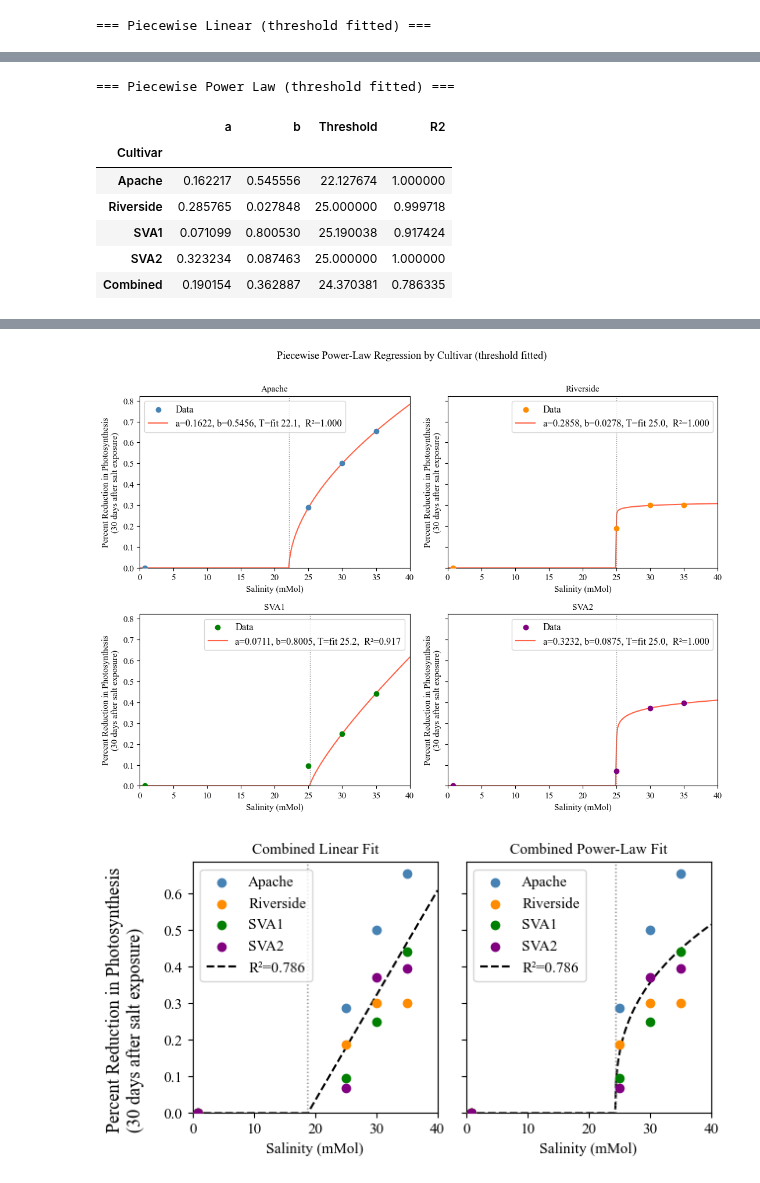
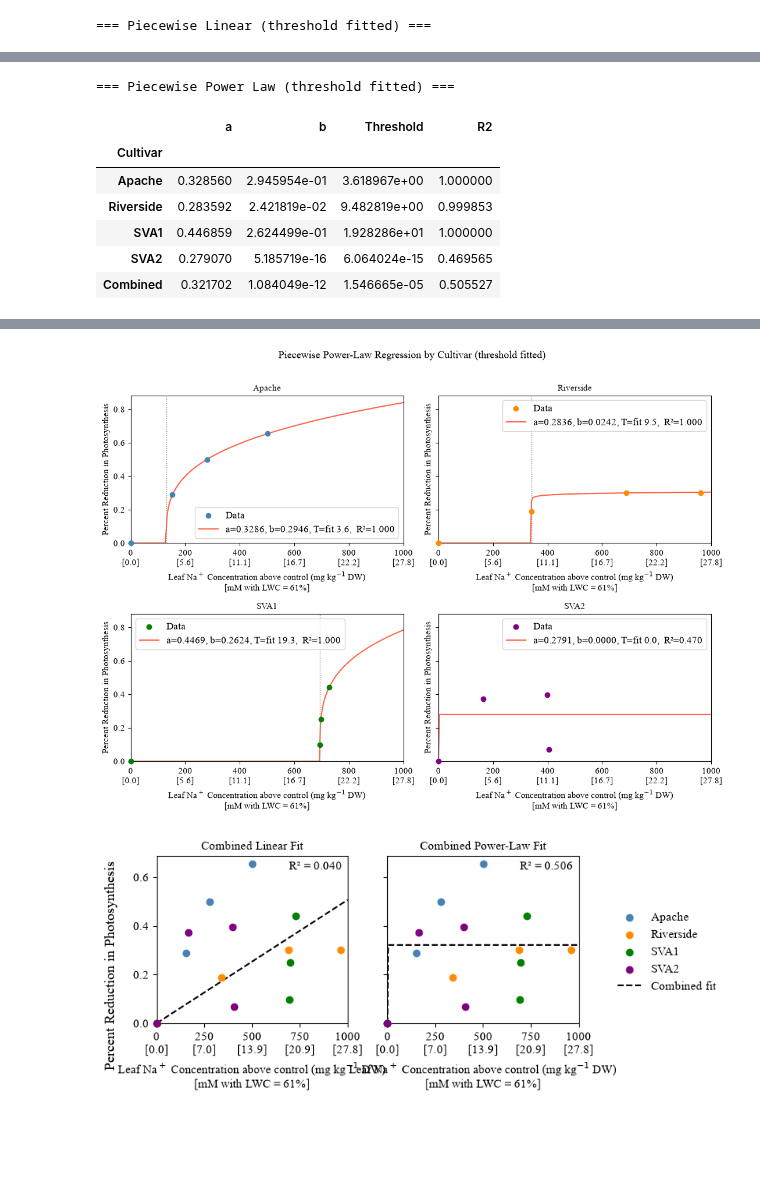
Before and after one commit to jagottlieb/Photo3-Plant-Salinity-Traits, a Jupyter notebook: data/literature_data/photo_reduction_function.ipynb, the cells around one changed output, grey strips where cells are left out. Saved outputs shown, nothing was run; the diff lists cells and outputs as text; code cells hidden in the pictures; blank space fills up the shorter version.

Commit message:
Linear Campos-Villareal leaf-salt reduction at 12 mM; add Pecan LWC

```diff
--- a/data/literature_data/photo_reduction_function.ipynb
+++ b/data/literature_data/photo_reduction_function.ipynb
@@ -115,6 +151,6 @@ display(power_results_df)
 # %%
 
-x_plot = np.linspace(0, 40, 300)
+x_plot = np.linspace(0, 1000 * MGKG_TO_MM, 300)
 colors = ["steelblue", "darkorange", "green", "purple"]
 threshold_fixed = FIXED_THRESHOLD is not None
 
@@ -125,15 +161,14 @@ def _threshold_label(t):
 fig, axes = plt.subplots(2, 2, figsize=(11, 8), sharey=True)
 for ax, col, name, color in zip(axes.flat, reduction_cols, cultivar_names, colors):
     row = results_df.loc[name]
-    ax.scatter(x, df[col].values, color=color, zorder=5, label="Data")
+    ax.scatter(leaf_mM[name], df[col].values, color=color, zorder=5, label="Data")
     ax.plot(x_plot, piecewise_model(x_plot, row["Slope"], row["Threshold"]), color="tomato",
             label=f"slope={row['Slope']:.4f}, {_threshold_label(row['Threshold'])},  R²={row['R2']:.3f}")
     ax.axvline(row["Threshold"], color="gray", linestyle=":", linewidth=1)
     ax.set_title(name)
-    ax.set_xlabel("Salinity (mMol)")
+    leaf_na_axis(ax)
     ax.set_ylabel("Percent Reduction")
     ax.legend(fontsize=8)
-    ax.set_xlim(0, 40)
     ax.set_ylim(0, None)
 fig.suptitle("Piecewise Linear Regression by Cultivar", y=1.01)
 plt.tight_layout()
@@ -143,15 +178,14 @@ plt.show()
 fig, axes = plt.subplots(2, 2, figsize=(11, 8), sharey=True)
 for ax, col, name, color in zip(axes.flat, reduction_cols, cultivar_names, colors):
     row = power_results_df.loc[name]
-    ax.scatter(x, df[col].values, color=color, zorder=5, label="Data")
+    ax.scatter(leaf_mM[name], df[col].values, color=color, zorder=5, label="Data")
     ax.plot(x_plot, piecewise_power_model(x_plot, row["a"], row["b"], row["Threshold"]), color="tomato",
             label=f"a={row['a']:.4f}, b={row['b']:.4f}, {_threshold_label(row['Threshold'])},  R²={row['R2']:.3f}")
     ax.axvline(row["Threshold"], color="gray", linestyle=":", linewidth=1)
     ax.set_title(name)
-    ax.set_xlabel("Salinity (mMol)")
+    leaf_na_axis(ax)
     ax.set_ylabel("Percent Reduction")
     ax.legend(fontsize=8)
-    ax.set_xlim(0, 40)
     ax.set_ylim(0, None)
 fig.suptitle("Piecewise Power-Law Regression by Cultivar", y=1.01)
 plt.tight_layout()
@@ -163,8 +197,8 @@ combined_lin = results_df.loc["Combined"]
 combined_pow = power_results_df.loc["Combined"]
 
 for col, name, color in zip(reduction_cols, cultivar_names, colors):
-    ax_lin.scatter(x, df[col].values, color=color, label=name, zorder=5)
-    ax_pow.scatter(x, df[col].values, color=color, label=name, zorder=5)
+    ax_lin.scatter(leaf_mM[name], df[col].values, color=color, label=name, zorder=5)
+    ax_pow.scatter(leaf_mM[name], df[col].values, color=color, label=name, zorder=5)
 
 ax_lin.plot(x_plot, piecewise_model(x_plot, combined_lin["Slope"], combined_lin["Threshold"]), "k--",
             label=f"slope={combined_lin['Slope']:.4f}, {_threshold_label(combined_lin['Threshold'])},  R²={combined_lin['R2']:.3f}")
@@ -175,10 +209,9 @@ ax_pow.plot(x_plot, piecewise_power_model(x_plot, combined_pow["a"], combined_po
 ax_pow.axvline(combined_pow["Threshold"], color="gray", linestyle=":", linewidth=1)
 
 for ax, title in [(ax_lin, "Combined Linear Fit"), (ax_pow, "Combined Power-Law Fit")]:
-    ax.set_xlabel("Salinity (mMol)")
+    leaf_na_axis(ax)
     ax.set_ylabel("Percent Reduction")
     ax.set_title(title)
-    ax.set_xlim(0, 40)
     ax.set_ylim(0, None)
     ax.legend(fontsize=8)
 
@@ -207,8 +240,8 @@ save_dir.mkdir(exist_ok=True)
 #    ── Fits with threshold as a free parameter ───────────────────────────────────
 free_results, free_power_results = [], []
 for col, name in zip(reduction_cols, cultivar_names):
-    free_results.append(fit_piecewise(x, df[col].values, name, threshold=None))
-    free_power_results.append(fit_piecewise_power(x, df[col].values, name, threshold=None))
+    free_results.append(fit_piecewise(leaf_mM[name].values, df[col].values, name, threshold=None))
+    free_power_results.append(fit_piecewise_power(leaf_mM[name].values, df[col].values, name, threshold=None))
 
 free_results.append(fit_piecewise(x_all, y_all, "Combined", threshold=None))
 free_power_results.append(fit_piecewise_power(x_all, y_all, "Combined", threshold=None))
@@ -222,7 +255,7 @@ print("\n=== Piecewise Power Law (threshold fitted) ===")
 display(free_power_results_df)
 
 # ── Plots ─────────────────────────────────────────────────────────────────────
-x_plot = np.linspace(0, 40, 300)
+x_plot = np.linspace(0, 1000 * MGKG_TO_MM, 300)
 colors = ["steelblue", "darkorange", "green", "purple"]
 
 def _free_threshold_label(t):
@@ -232,15 +265,14 @@ def _free_threshold_label(t):
 fig, axes = plt.subplots(2, 2, figsize=(11, 8), sharey=True)
 for ax, col, name, color in zip(axes.flat, reduction_cols, cultivar_names, colors):
     row = free_results_df.loc[name]
-    ax.scatter(x, df[col].values, color=color, zorder=5, label="Data")
+    ax.scatter(leaf_mM[name], df[col].values, color=color, zorder=5, label="Data")
     ax.plot(x_plot, piecewise_model(x_plot, row["Slope"], row["Threshold"]), color="tomato",
             label=f"slope={row['Slope']:.4f}, {_free_threshold_label(row['Threshold'])},  R²={row['R2']:.3f}")
     ax.axvline(row["Threshold"], color="gray", linestyle=":", linewidth=1)
     ax.set_title(name)
-    ax.set_xlabel("Salinity (mMol)")
+    leaf_na_axis(ax)
     ax.set_ylabel("Percent Reduction")
     ax.legend(fontsize=8)
-    ax.set_xlim(0, 40)
     ax.set_ylim(0, None)
 fig.suptitle("Piecewise Linear Regression by Cultivar (threshold fitted)", y=1.01)
 plt.tight_layout()
@@ -250,15 +282,14 @@ plt.show()
 fig, axes = plt.subplots(2, 2, figsize=(11, 8), sharey=True)
 for ax, col, name, color in zip(axes.flat, reduction_cols, cultivar_names, colors):
     row = free_power_results_df.loc[name]
-    ax.scatter(x, df[col].values, color=color, zorder=5, label="Data")
+    ax.scatter(leaf_mM[name], df[col].values, color=color, zorder=5, label="Data")
     ax.plot(x_plot, piecewise_power_model(x_plot, row["a"], row["b"], row["Threshold"]), color="tomato",
             label=f"a={row['a']:.4f}, b={row['b']:.4f}, {_free_threshold_label(row['Threshold'])},  R²={row['R2']:.3f}")
     ax.axvline(row["Threshold"], color="gray", linestyle=":", linewidth=1)
     ax.set_title(name)
-    ax.set_xlabel("Salinity (mMol)")
-    ax.set_ylabel("Percent Reduction in Photosynthesis\n(30 days after salt exposure)")
+    leaf_na_axis(ax)
+    ax.set_ylabel("Percent Reduction in Photosynthesis")
     ax.legend(fontsize=12)
-    ax.set_xlim(0, 40)
     ax.set_ylim(0, None)
 fig.suptitle("Piecewise Power-Law Regression by Cultivar (threshold fitted)", y=1.01)
 plt.tight_layout()
@@ -270,28 +301,27 @@ combined_lin = free_results_df.loc["Combined"]
 combined_pow = free_power_results_df.loc["Combined"]
 
 for col, name, color in zip(reduction_cols, cultivar_names, colors):
-    ax_lin.scatter(x, df[col].values, color=color, label=name, zorder=5)
-    ax_pow.scatter(x, df[col].values, color=color, label=name, zorder=5)
+    ax_lin.scatter(leaf_mM[name], df[col].values, color=color, label=name, zorder=5)
+    ax_pow.scatter(leaf_mM[name], df[col].values, color=color, label=name, zorder=5)
 
 ax_lin.plot(x_plot, piecewise_model(x_plot, combined_lin["Slope"], combined_lin["Threshold"]), "k--",
-            #label=f"slope={combined_lin['Slope']:.4f}, {_free_threshold_label(combined_lin['Threshold'])},  R²={combined_lin['R2']:.3f}")
-            label=f"R²={combined_pow['R2']:.3f}")
+            label="Combined fit")
 ax_lin.axvline(combined_lin["Threshold"], color="gray", linestyle=":", linewidth=1)
 
 ax_pow.plot(x_plot, piecewise_power_model(x_plot, combined_pow["a"], combined_pow["b"], combined_pow["Threshold"]), "k--",
-            #label=f"a={combined_pow['a']:.4f}, b={combined_pow['b']:.4f}, {_free_threshold_label(combined_pow['Threshold'])},  R²={combined_pow['R2']:.3f}")
-            label=f"R²={combined_pow['R2']:.3f}")
+            label="Combined fit")
 ax_pow.axvline(combined_pow["Threshold"], color="gray", linestyle=":", linewidth=1)
 
-for ax, title in [(ax_lin, "Combined Linear Fit"), (ax_pow, "Combined Power-Law Fit")]:
-    ax.set_xlabel("Salinity (mMol)")
+for ax, title, fit in [(ax_lin, "Combined Linear Fit", combined_lin), (ax_pow, "Combined Power-Law Fit", combined_pow)]:
+    leaf_na_axis(ax, np.arange(0, 1001, 250))
     ax.set_ylabel("")
     ax.set_title(title)
-    ax.set_xlim(0, 40)
     ax.set_ylim(0, None)
-    ax.legend()
+    ax.text(0.97, 0.97, f"R² = {fit['R2']:.3f}", transform=ax.transAxes, ha="right", va="top")
 
-fig2.supylabel("Percent Reduction in Photosynthesis\n(30 days after salt exposure)", x=0.02)
+fig2.legend(*ax_lin.get_legend_handles_labels(), loc="center left", bbox_to_anchor=(1.0, 0.55), frameon=False)
+
+fig2.supylabel("Percent Reduction in Photosynthesis", x=0.02)
 #fig2.suptitle("Combined Piecewise Regressions — threshold fitted (all cultivars)", y=1.01)
 plt.tight_layout()
 fig2.savefig(save_dir / "combined_piecewise_regressions.png", dpi=300, bbox_inches="tight")
@@ -309,8 +339,8 @@ plt.show()
 === Piecewise Power Law (threshold fitted) ===
 |  | a | b | Threshold | R2 |
 | Cultivar |  |  |  |  |
-| Apache | 0.162217 | 0.545556 | 22.127674 | 1.000000 |
-| Riverside | 0.285765 | 0.027848 | 25.000000 | 0.999718 |
-| SVA1 | 0.071099 | 0.800530 | 25.190038 | 0.917424 |
-| SVA2 | 0.323234 | 0.087463 | 25.000000 | 1.000000 |
-| Combined | 0.190154 | 0.362887 | 24.370381 | 0.786335 |
+| Apache | 0.328560 | 2.945954e-01 | 3.618967e+00 | 1.000000 |
+| Riverside | 0.283592 | 2.421819e-02 | 9.482819e+00 | 0.999853 |
+| SVA1 | 0.446859 | 2.624499e-01 | 1.928286e+01 | 1.000000 |
+| SVA2 | 0.279070 | 5.185719e-16 | 6.064024e-15 | 0.469565 |
+| Combined | 0.321702 | 1.084049e-12 | 1.546665e-05 | 0.505527 |
@@ -318,2 +348,2 @@ plt.show()
-[figure, old version]
+[figure, new version]
-[figure, old version]
+[figure, new version]
```
Also changed, not shown: parts of 5 cells of this notebook, 5 other files.
